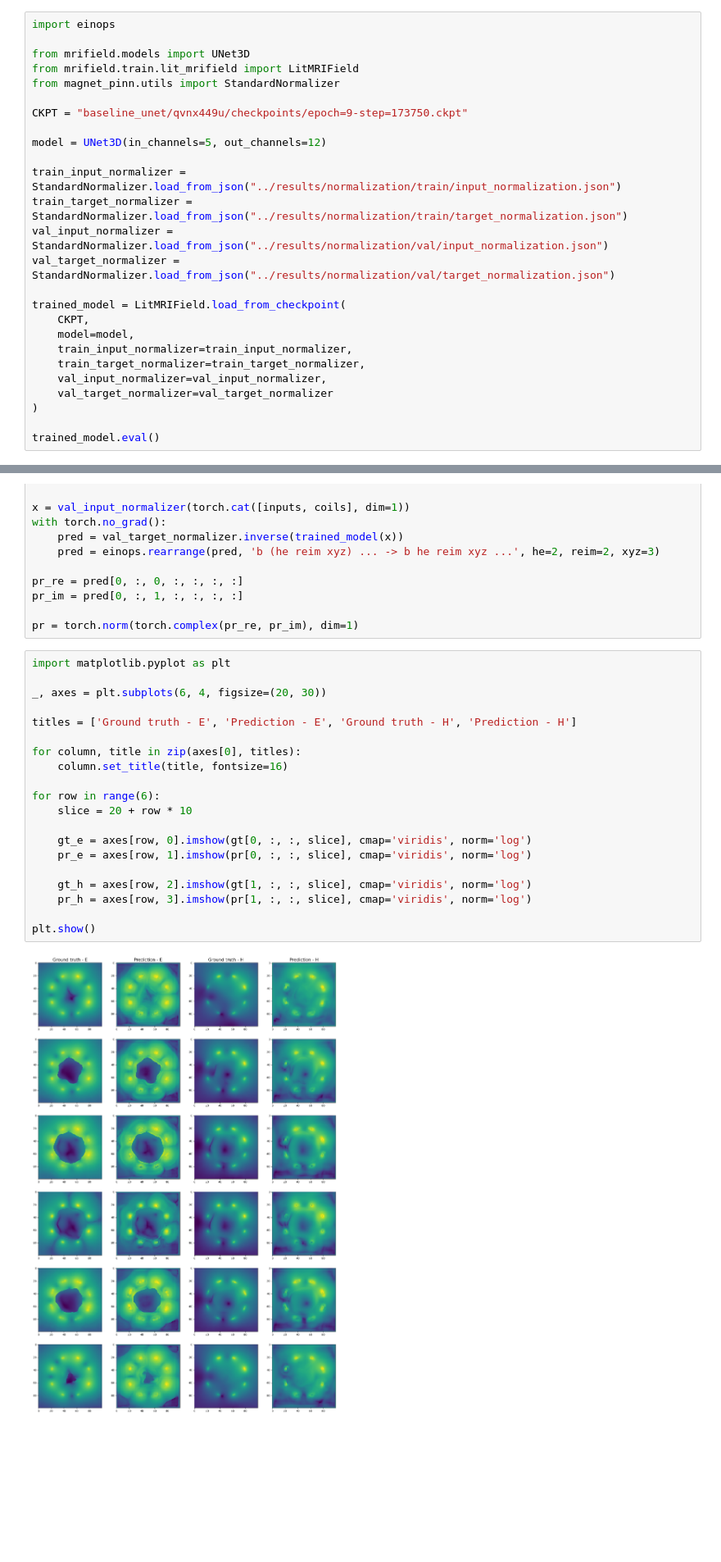
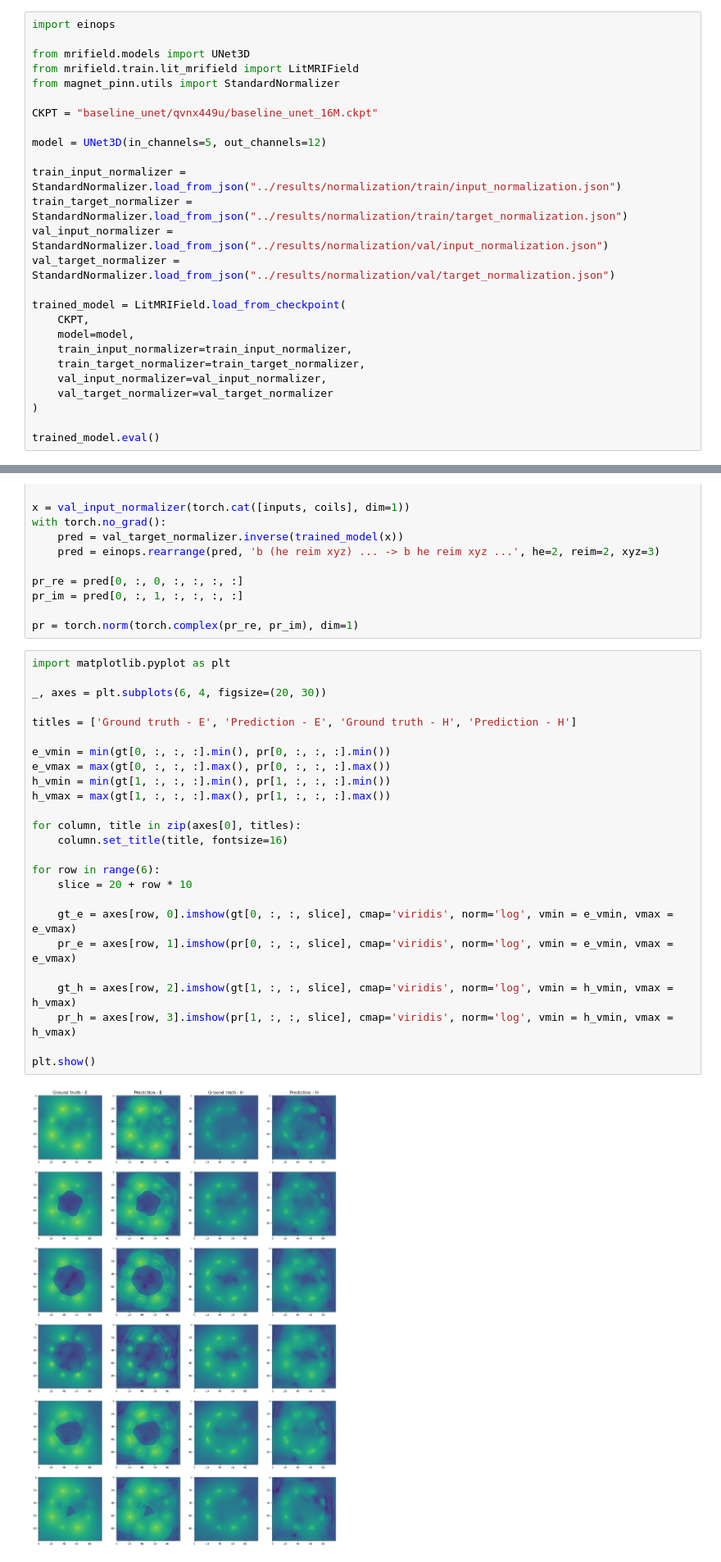
Before and after one commit to badulion/magnet_fno, a Jupyter notebook: results/inference.ipynb, the cells around one changed output, grey strips where cells are left out. Shown: that part at 82% size. Cells and saved outputs as stored; diff of their text form; blank space fills up the shorter version.

```diff
--- a/results/inference.ipynb
+++ b/results/inference.ipynb
@@ -33,7 +33,7 @@ from mrifield.models import UNet3D
 from mrifield.train.lit_mrifield import LitMRIField
 from magnet_pinn.utils import StandardNormalizer
 
-CKPT = "baseline_unet/qvnx449u/checkpoints/epoch=9-step=173750.ckpt"
+CKPT = "baseline_unet/qvnx449u/baseline_unet_16M.ckpt"
 
 model = UNet3D(in_channels=5, out_channels=12)
 
@@ -79,22 +79,27 @@ pr = torch.norm(torch.complex(pr_re, pr_im), dim=1)
 # %%
 import matplotlib.pyplot as plt
 
 _, axes = plt.subplots(6, 4, figsize=(20, 30))
 
 titles = ['Ground truth - E', 'Prediction - E', 'Ground truth - H', 'Prediction - H']
 
+e_vmin = min(gt[0, :, :, :].min(), pr[0, :, :, :].min())
+e_vmax = max(gt[0, :, :, :].max(), pr[0, :, :, :].max())
+h_vmin = min(gt[1, :, :, :].min(), pr[1, :, :, :].min())
+h_vmax = max(gt[1, :, :, :].max(), pr[1, :, :, :].max())
+
 for column, title in zip(axes[0], titles):
     column.set_title(title, fontsize=16)
 
 for row in range(6):
     slice = 20 + row * 10
 
-    gt_e = axes[row, 0].imshow(gt[0, :, :, slice], cmap='viridis', norm='log')
-    pr_e = axes[row, 1].imshow(pr[0, :, :, slice], cmap='viridis', norm='log')
+    gt_e = axes[row, 0].imshow(gt[0, :, :, slice], cmap='viridis', norm='log', vmin = e_vmin, vmax = e_vmax)
+    pr_e = axes[row, 1].imshow(pr[0, :, :, slice], cmap='viridis', norm='log', vmin = e_vmin, vmax = e_vmax)
 
-    gt_h = axes[row, 2].imshow(gt[1, :, :, slice], cmap='viridis', norm='log')
-    pr_h = axes[row, 3].imshow(pr[1, :, :, slice], cmap='viridis', norm='log')
+    gt_h = axes[row, 2].imshow(gt[1, :, :, slice], cmap='viridis', norm='log', vmin = h_vmin, vmax = h_vmax)
+    pr_h = axes[row, 3].imshow(pr[1, :, :, slice], cmap='viridis', norm='log', vmin = h_vmin, vmax = h_vmax)
 
 plt.show()
 # %% [output]
-[figure, old version]
+[figure, new version]
```
